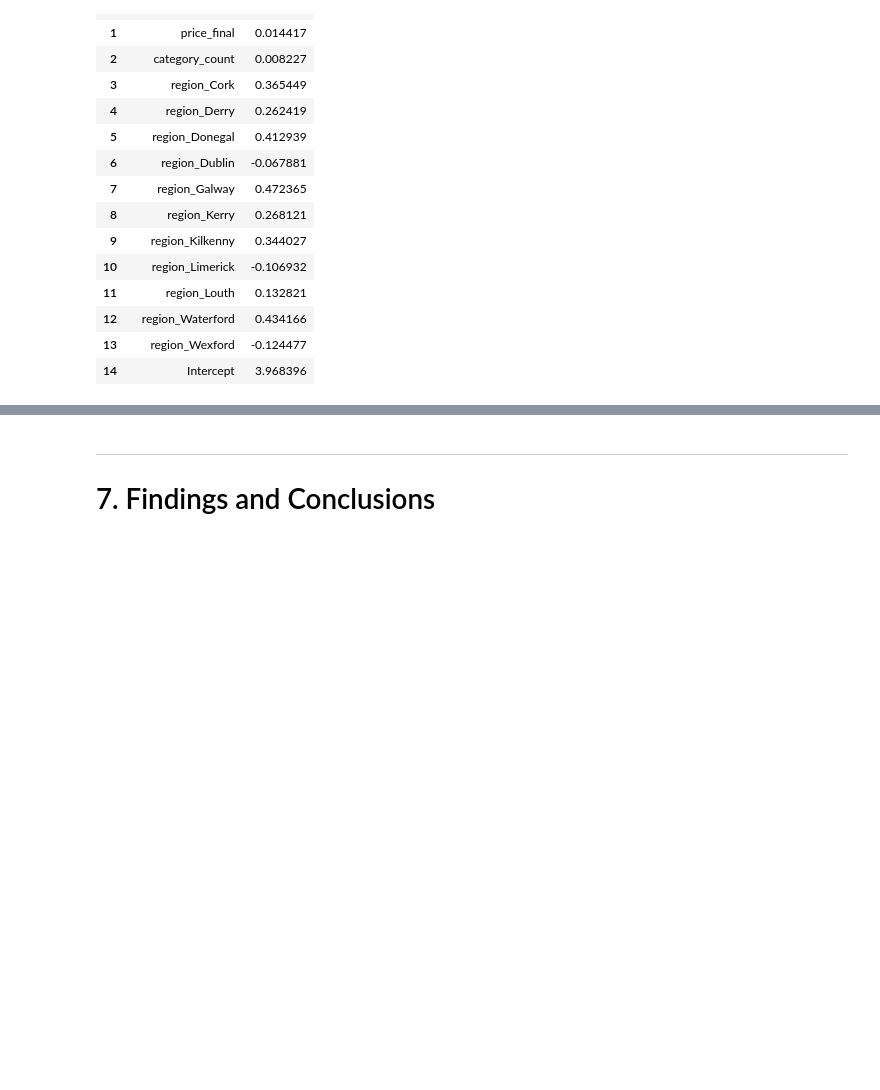
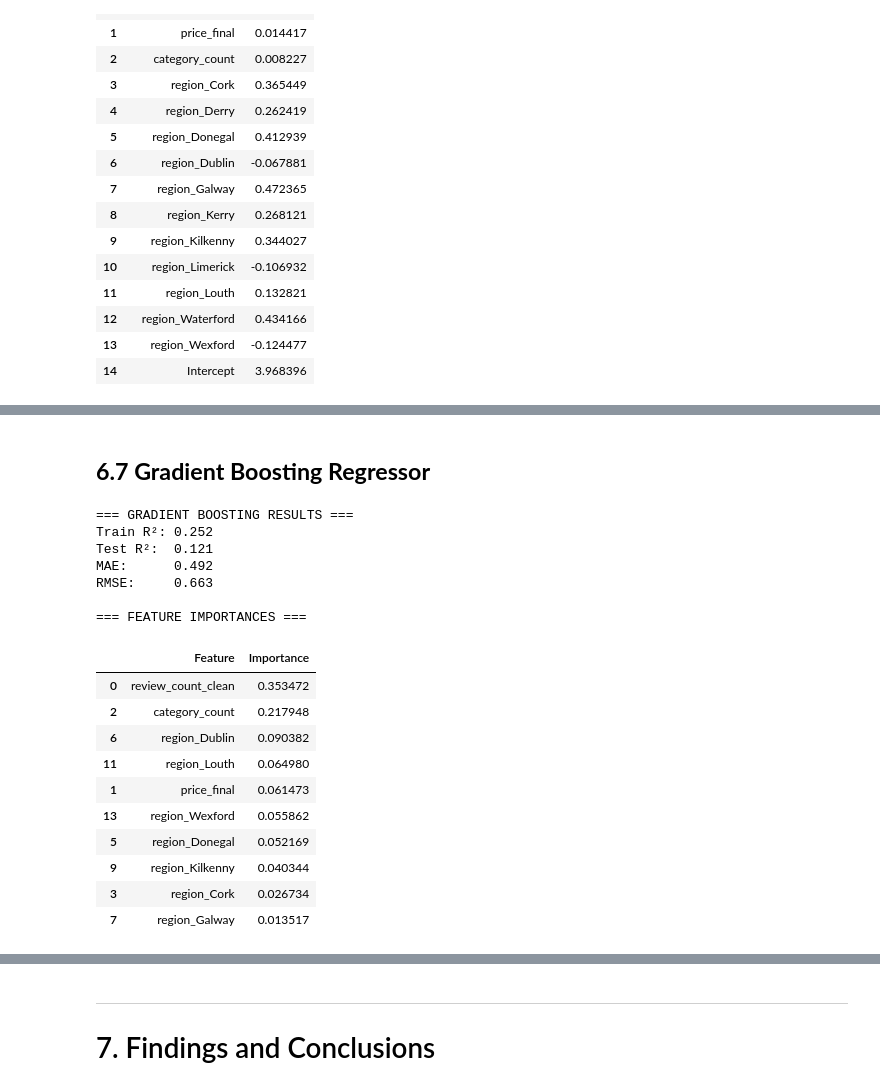
Before and after one commit to vialsiu/irish-bakery-data-science-project, a Jupyter notebook: notebooks/DataAnalysis.ipynb, the cells around one changed output, grey strips where cells are left out. Cells and saved outputs as stored; diff of their text form; code cells hidden in the pictures; blank space fills up the shorter version.

```diff
--- a/notebooks/DataAnalysis.ipynb
+++ b/notebooks/DataAnalysis.ipynb
@@ -2484,0 +2647,63 @@ RMSE:     0.656
+# %% [markdown]
+## **6.7 Gradient Boosting Regressor**
+# %%
+# GRADIENT BOOSTING REGRESSOR
+from sklearn.ensemble import GradientBoostingRegressor
+from sklearn.metrics import r2_score, mean_absolute_error, mean_squared_error
+import numpy as np
+
+# 1. Model Setup
+gb_model = GradientBoostingRegressor(
+    n_estimators=300,
+    learning_rate=0.05,
+    max_depth=3,
+    random_state=42
+)
+
+# 2. Train model
+gb_model.fit(X_train, y_train)
+
+# 3. Predictions
+gb_train_pred = gb_model.predict(X_train)
+gb_test_pred = gb_model.predict(X_test)
+
+# 4. Evaluation
+gb_r2_train = r2_score(y_train, gb_train_pred)
+gb_r2_test = r2_score(y_test, gb_test_pred)
+
+gb_mae = mean_absolute_error(y_test, gb_test_pred)
+gb_rmse = np.sqrt(mean_squared_error(y_test, gb_test_pred))
+
+print("=== GRADIENT BOOSTING RESULTS ===")
+print(f"Train R²: {gb_r2_train:.3f}")
+print(f"Test R²:  {gb_r2_test:.3f}")
+print(f"MAE:      {gb_mae:.3f}")
+print(f"RMSE:     {gb_rmse:.3f}")
+
+# 5. Feature Importance Table
+gb_importances = pd.DataFrame({
+    "Feature": X.columns,
+    "Importance": gb_model.feature_importances_
+}).sort_values("Importance", ascending=False)
+
+print("\n=== FEATURE IMPORTANCES ===")
+gb_importances.head(10)
+# %% [output]
+=== GRADIENT BOOSTING RESULTS ===
+Train R²: 0.252
+Test R²:  0.121
+MAE:      0.492
+RMSE:     0.663
+
+=== FEATURE IMPORTANCES ===
+|  | Feature | Importance |
+| 0 | review_count_clean | 0.353472 |
+| 2 | category_count | 0.217948 |
+| 6 | region_Dublin | 0.090382 |
+| 11 | region_Louth | 0.064980 |
+| 1 | price_final | 0.061473 |
+| 13 | region_Wexford | 0.055862 |
+| 5 | region_Donegal | 0.052169 |
+| 9 | region_Kilkenny | 0.040344 |
+| 3 | region_Cork | 0.026734 |
+| 7 | region_Galway | 0.013517 |
```
Also changed, not shown: parts of 14 cells of this notebook.
